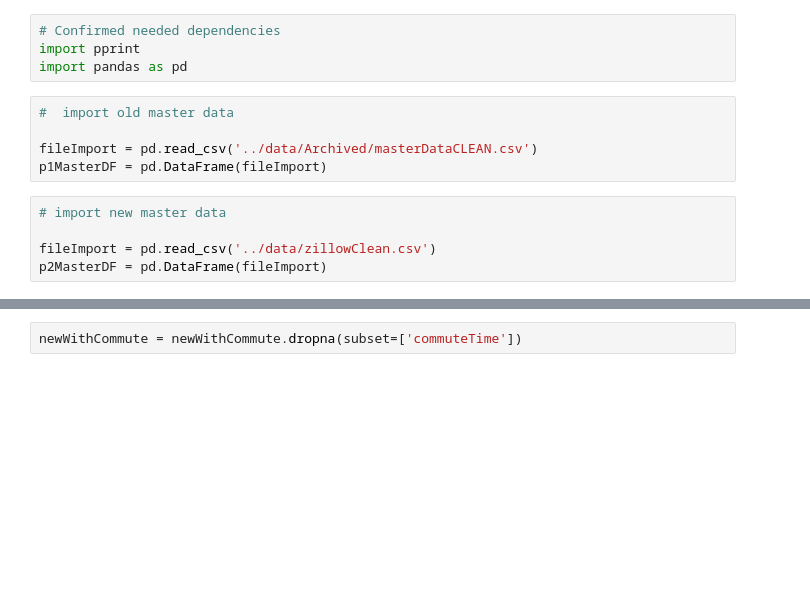
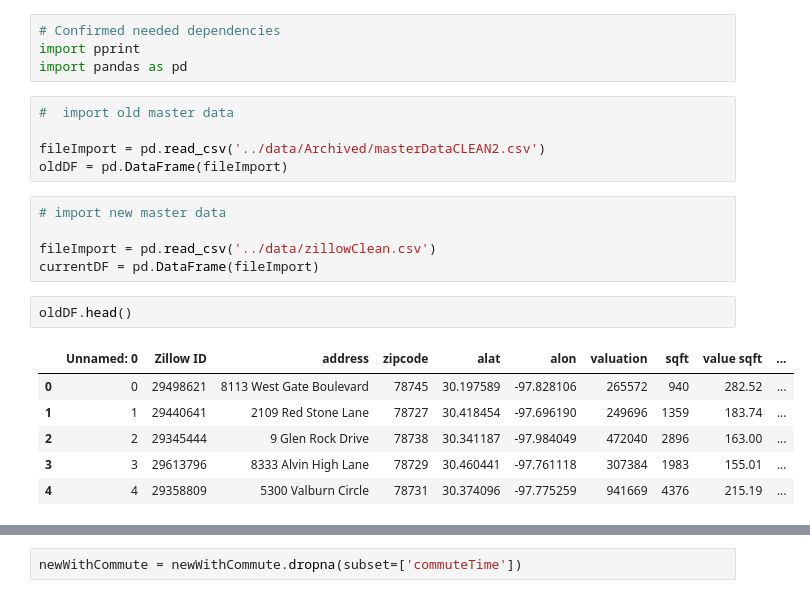
Before and after one commit to vlarie/EPIC_team5_Project2, a Jupyter notebook: jupyter notebooks/Troy's Data Merge Notebook.ipynb, the cells around one changed output, grey strips where cells are left out. Drawn from its saved outputs; the diff is of its cells as text; blank space fills up the shorter version.

```diff
--- a/jupyter notebooks/Troy's Data Merge Notebook.ipynb
+++ b/jupyter notebooks/Troy's Data Merge Notebook.ipynb
@@ -5,10 +5,19 @@ import pandas as pd
 # %%
 #  import old master data
 
-fileImport = pd.read_csv('../data/Archived/masterDataCLEAN.csv')
-p1MasterDF = pd.DataFrame(fileImport)
+fileImport = pd.read_csv('../data/Archived/masterDataCLEAN2.csv')
+oldDF = pd.DataFrame(fileImport)
 # %%
 # import new master data
 
 fileImport = pd.read_csv('../data/zillowClean.csv')
-p2MasterDF = pd.DataFrame(fileImport)
+currentDF = pd.DataFrame(fileImport)
+# %%
+oldDF.head()
+# %% [output]
+|  | Unnamed: 0 | Zillow ID | address | zipcode | alat | alon | valuation | sqft | value sqft | ... |
+| 0 | 0 | 29498621 | 8113 West Gate Boulevard | 78745 | 30.197589 | -97.828106 | 265572 | 940 | 282.52 | ... |
+| 1 | 1 | 29440641 | 2109 Red Stone Lane | 78727 | 30.418454 | -97.696190 | 249696 | 1359 | 183.74 | ... |
+| 2 | 2 | 29345444 | 9 Glen Rock Drive | 78738 | 30.341187 | -97.984049 | 472040 | 2896 | 163.00 | ... |
+| 3 | 3 | 29613796 | 8333 Alvin High Lane | 78729 | 30.460441 | -97.761118 | 307384 | 1983 | 155.01 | ... |
+| 4 | 4 | 29358809 | 5300 Valburn Circle | 78731 | 30.374096 | -97.775259 | 941669 | 4376 | 215.19 | ... |
```
Also changed, not shown: parts of 7 cells of this notebook, 2 other files.
